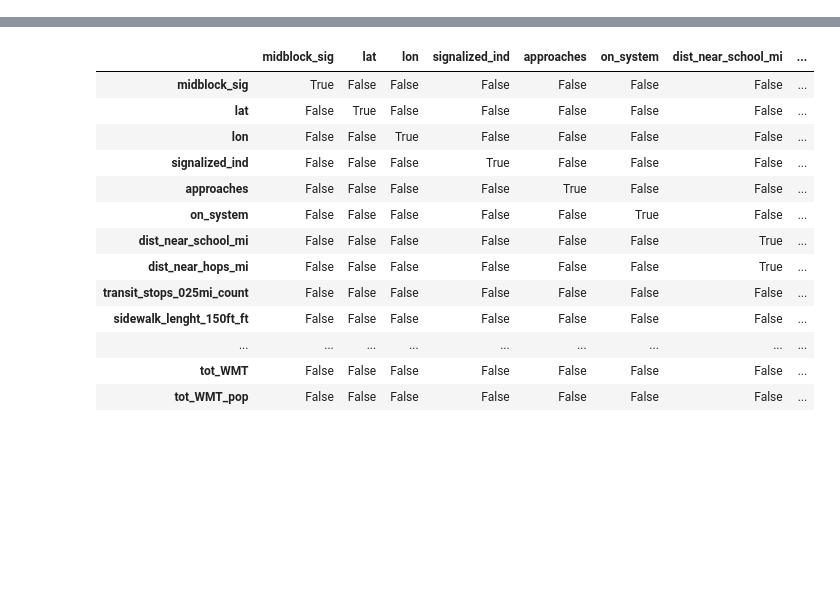
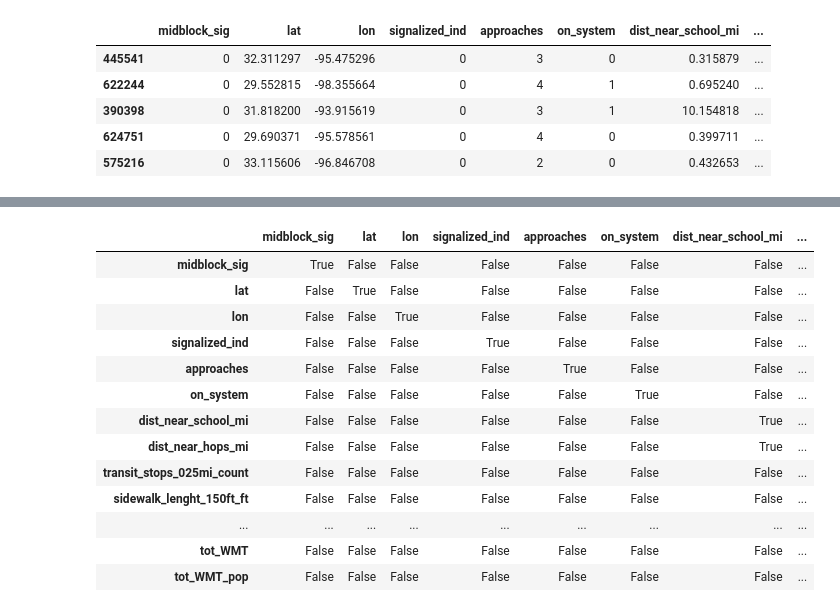
Before and after one commit to haoqiwang97/crash_python, a Jupyter notebook: 0explore.ipynb, the cells around one changed output, grey strips where cells are left out. Cells and saved outputs as stored; diff of their text form; code cells hidden in the pictures; blank space fills up the shorter version.

```diff
--- a/0explore.ipynb
+++ b/0explore.ipynb
@@ -5,2 +5,11 @@ import seaborn as sn
 # %%
 df = read_data()
+# %%
+df.head()
+# %% [output]
+|  | midblock_sig | lat | lon | signalized_ind | approaches | on_system | dist_near_school_mi | ... |
+| 445541 | 0 | 32.311297 | -95.475296 | 0 | 3 | 0 | 0.315879 | ... |
+| 622244 | 0 | 29.552815 | -98.355664 | 0 | 4 | 1 | 0.695240 | ... |
+| 390398 | 0 | 31.818200 | -93.915619 | 0 | 3 | 1 | 10.154818 | ... |
+| 624751 | 0 | 29.690371 | -95.578561 | 0 | 4 | 0 | 0.399711 | ... |
+| 575216 | 0 | 33.115606 | -96.846708 | 0 | 2 | 0 | 0.432653 | ... |
```
Also changed, not shown: parts of 13 cells of this notebook, 1 other file.
